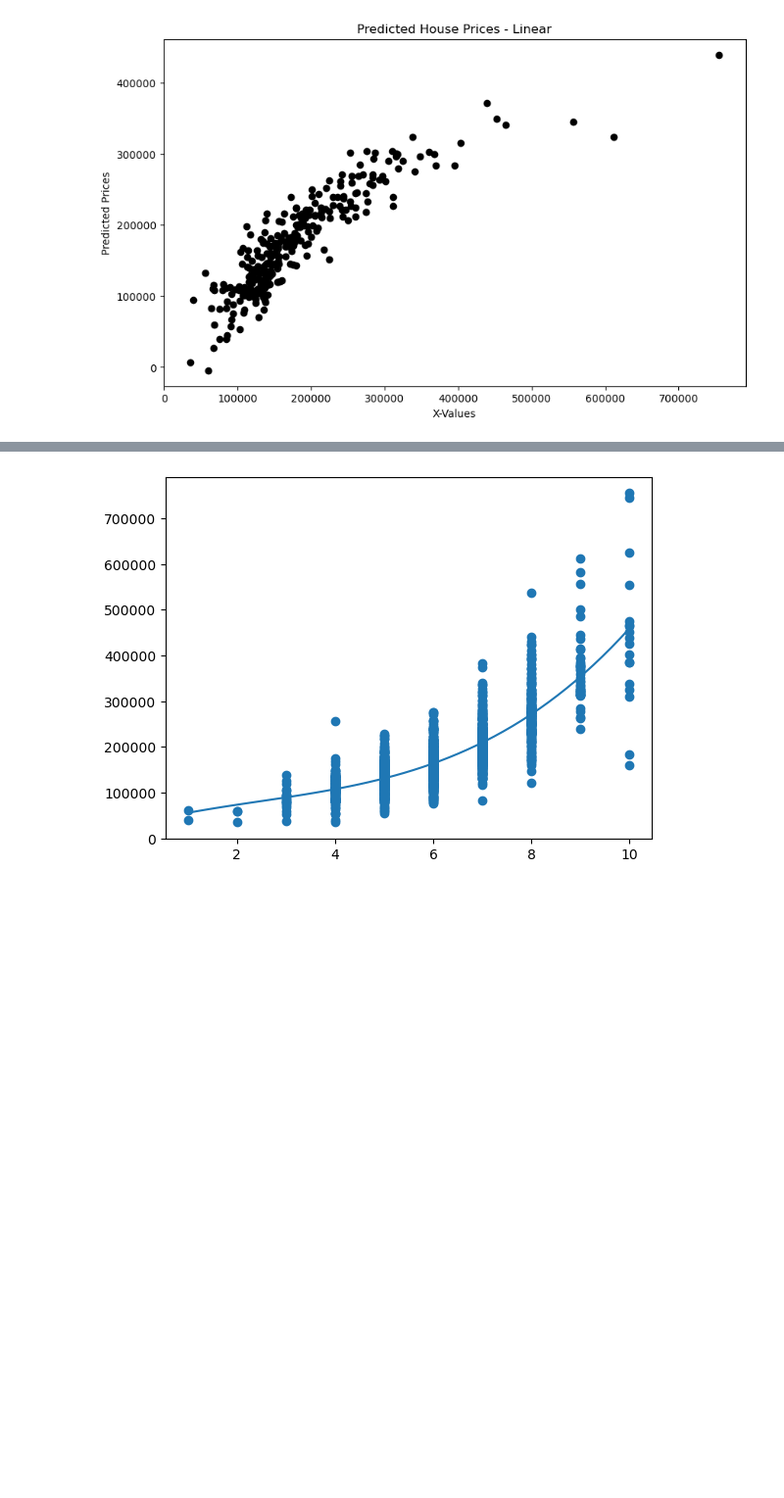
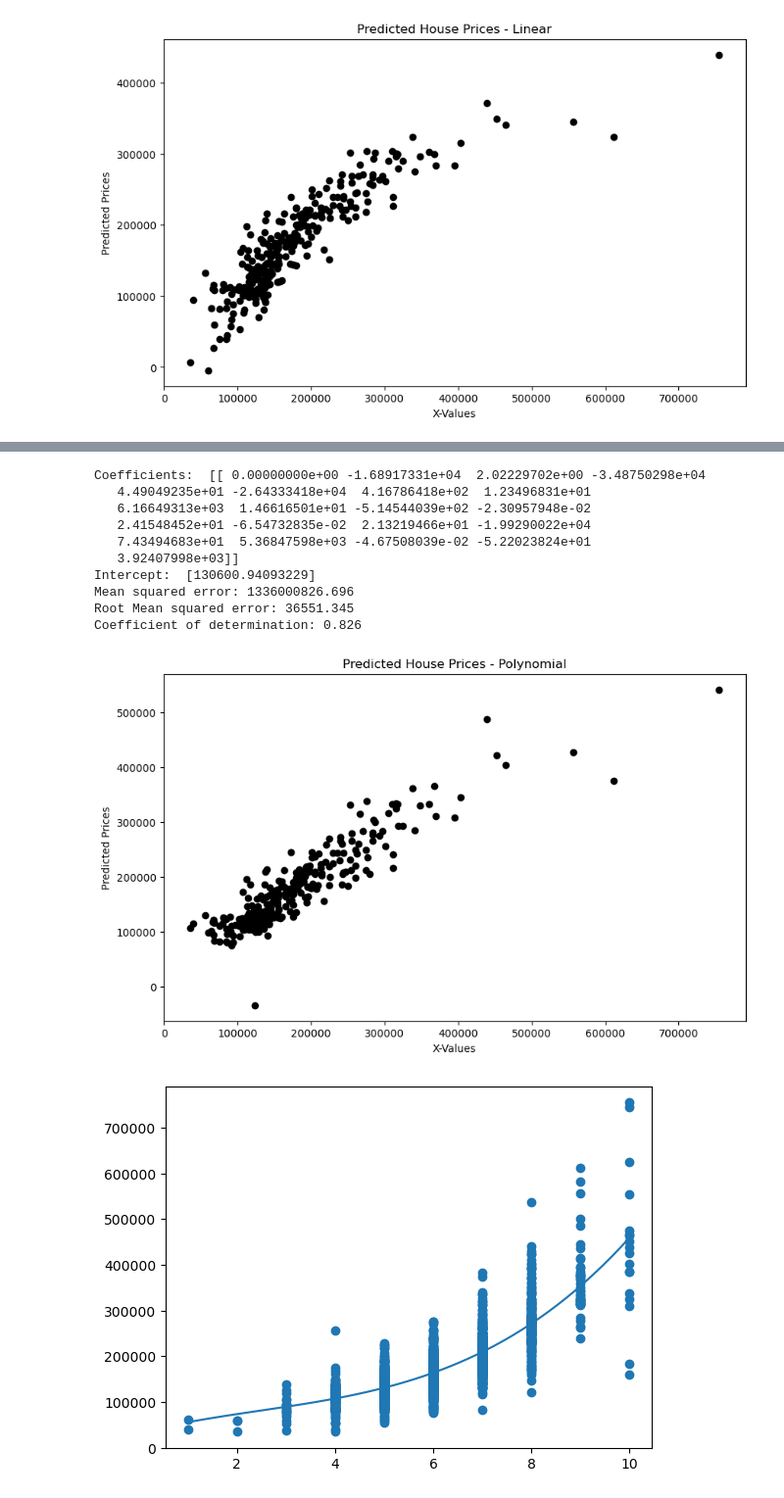
Before and after one commit to bsilver3/DataScience2, a Jupyter notebook: Predict/NumericOutput.ipynb, the cells around one changed output, grey strips where cells are left out. Shown: that part at 98% size. Cells and saved outputs as stored; diff of their text form; code cells hidden in the pictures; blank space fills up the shorter version.

```diff
--- a/Predict/NumericOutput.ipynb
+++ b/Predict/NumericOutput.ipynb
@@ -295,3 +293,51 @@ Coefficient of determination: 0.838
+# %%
+# x_data = train[['LotArea', 'OverallQual', 'GrLivArea', 'GarageCars', 'GarageArea', 'FullBath']]
+# x_data = train[['OverallQual']]
+x_data = train[['OverallQual', 'GrLivArea', 'GarageCars', 'GarageArea', 'FullBath']]
+y_data = train[["SalePrice"]]
+
+x_train, x_test, y_train, y_test = train_test_split(x_data, y_data, test_size=0.2, random_state=42)
+
+poly = PolynomialFeatures(degree=2)
+x_train_poly = poly.fit_transform(x_train)
+x_test_poly = poly.transform(x_test)
+
+selected_model = LinearRegression()
+selected_model.fit(x_train_poly, y_train)
+
+y_pred = selected_model.predict(x_test_poly)
+
+mse = mean_squared_error(y_test, y_pred)
+
+# The coefficients
+print("Coefficients: ", selected_model.coef_)
+# The intercept
+print("Intercept: ", selected_model.intercept_)
+# The mean squared error
+print("Mean squared error: %.3f" % mean_squared_error(y_test, y_pred))
+# The root mean squared error
+print("Root Mean squared error: %.3f" % mean_squared_error(y_test, y_pred, squared=False))
+# The coefficient of determination: 1 is perfect prediction
+print("Coefficient of determination: %.3f" % r2_score(y_test, y_pred))
+
+plt.figure(figsize=(10,6))
+plt.scatter(y_test, y_pred, color="black")
+plt.xlabel("X-Values")
+plt.ylabel("Predicted Prices")
+plt.title("Predicted House Prices - Polynomial")
+plt.show()
+# %% [output]
+Coefficients:  [[ 0.00000000e+00 -1.68917331e+04  2.02229702e+00 -3.48750298e+04
+   4.49049235e+01 -2.64333418e+04  4.16786418e+02  1.23496831e+01
+   6.16649313e+03  1.46616501e+01 -5.14544039e+02 -2.30957948e-02
+   2.41548452e+01 -6.54732835e-02  2.13219466e+01 -1.99290022e+04
+   7.43494683e+01  5.36847598e+03 -4.67508039e-02 -5.22023824e+01
+   3.92407998e+03]]
+Intercept:  [130600.94093229]
+Mean squared error: 1336000826.696
+Root Mean squared error: 36551.345
+Coefficient of determination: 0.826
+[figure, added]
 # %%
 import numpy
 import matplotlib.pyplot as plt
```
Also changed, not shown: parts of 20 cells of this notebook.
